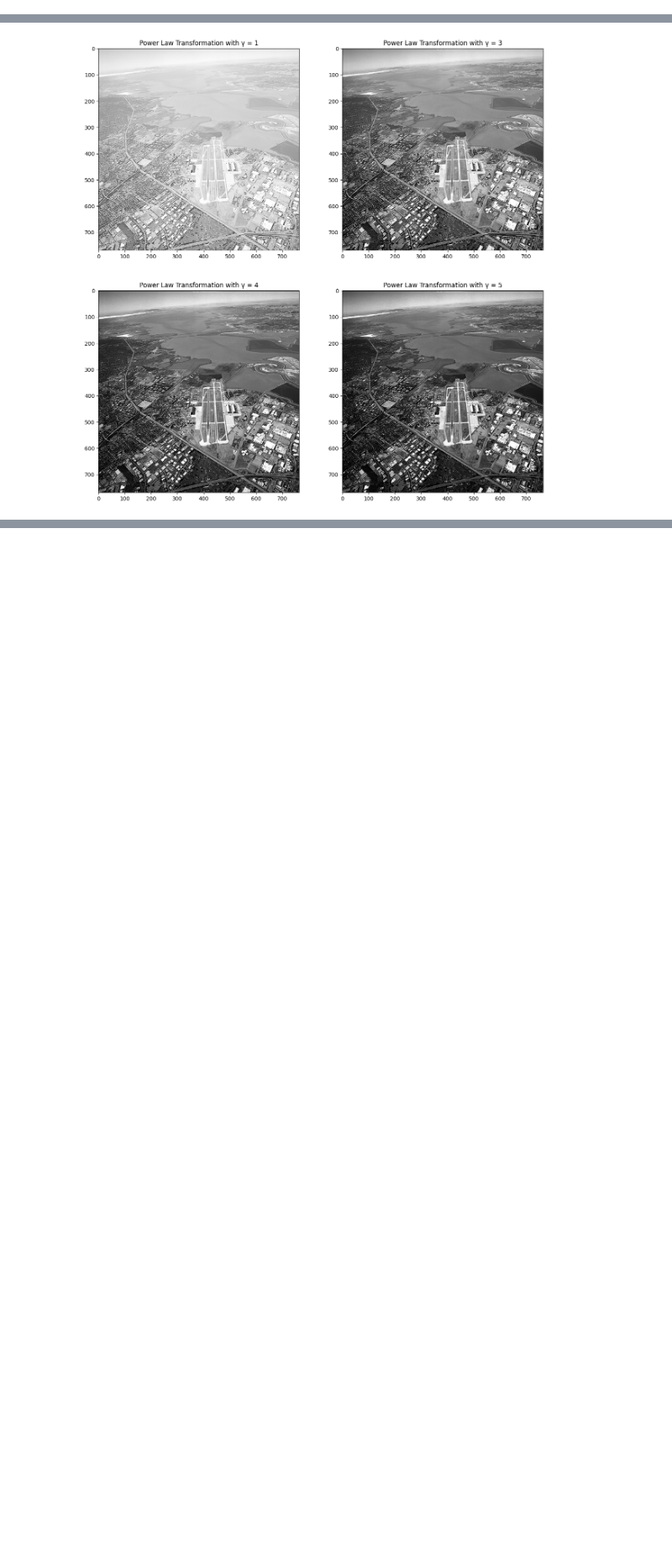
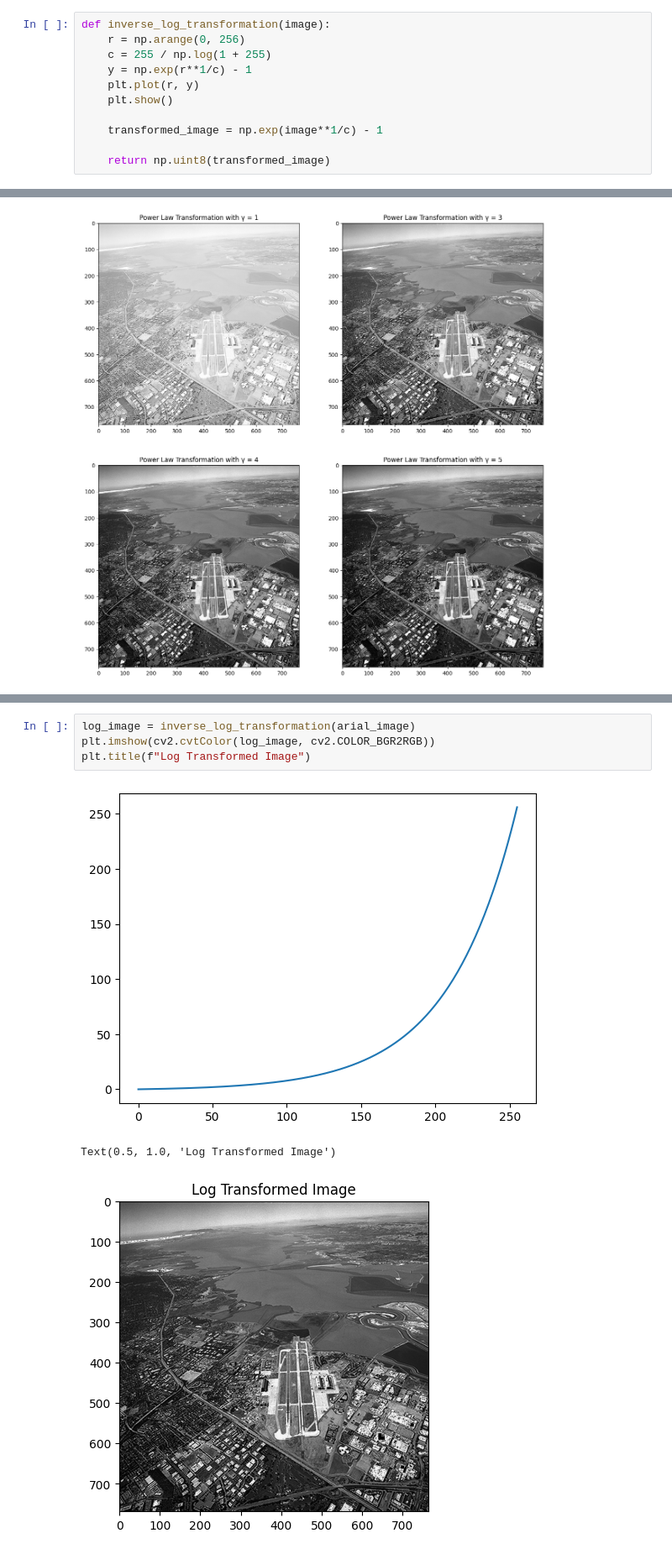
Before and after one commit to ahnafshahrear/Digital-Image-Processing-Lab, a Jupyter notebook: 2(b) Power & Inverse Log.ipynb, the cells around one changed output, grey strips where cells are left out. Shown at 84% size. Cells and saved outputs as stored; diff of their text form; blank space fills up the shorter version.

```diff
--- a/2(b) Power & Inverse Log.ipynb
+++ b/2(b) Power & Inverse Log.ipynb
@@ -25,3 +40,14 @@ def power_law_transformation(image, gamma):
+# %%
+def inverse_log_transformation(image):
+    r = np.arange(0, 256)
+    c = 255 / np.log(1 + 255)
+    y = np.exp(r**1/c) - 1
+    plt.plot(r, y)
+    plt.show()
+
+    transformed_image = np.exp(image**1/c) - 1
+
+    return np.uint8(transformed_image)
 # %% [markdown]
 ### Book Example of Power Law Transformation (γ < 0)
 # %%
@@ -60,0 +101,8 @@ plt.show()
+# %%
+log_image = inverse_log_transformation(arial_image)
+plt.imshow(cv2.cvtColor(log_image, cv2.COLOR_BGR2RGB))
+plt.title(f"Log Transformed Image")
+# %% [output]
+[figure, added]
+Text(0.5, 1.0, 'Log Transformed Image')
+[figure, added]
```
Also changed, not shown: parts of 7 cells of this notebook, 5 other files.
